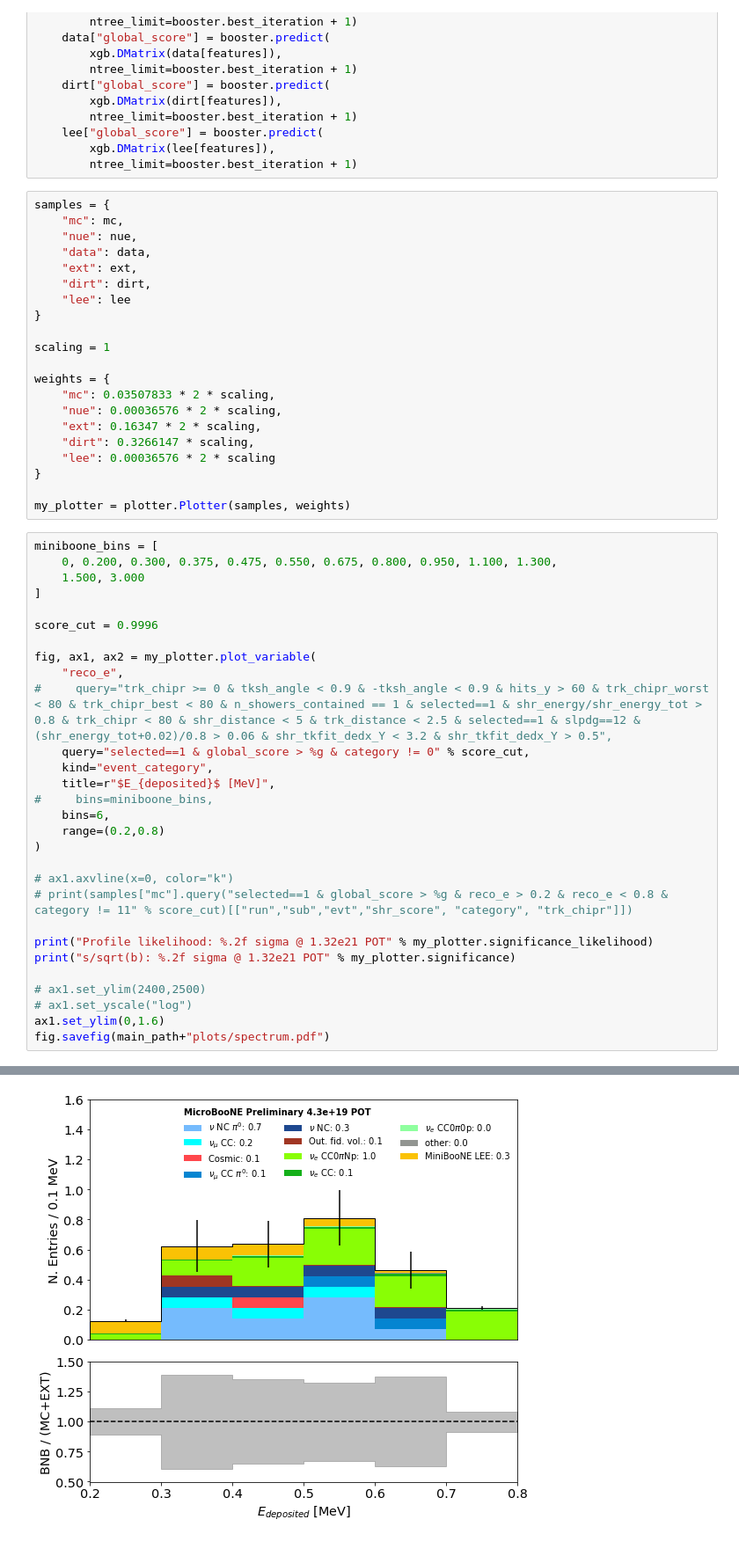
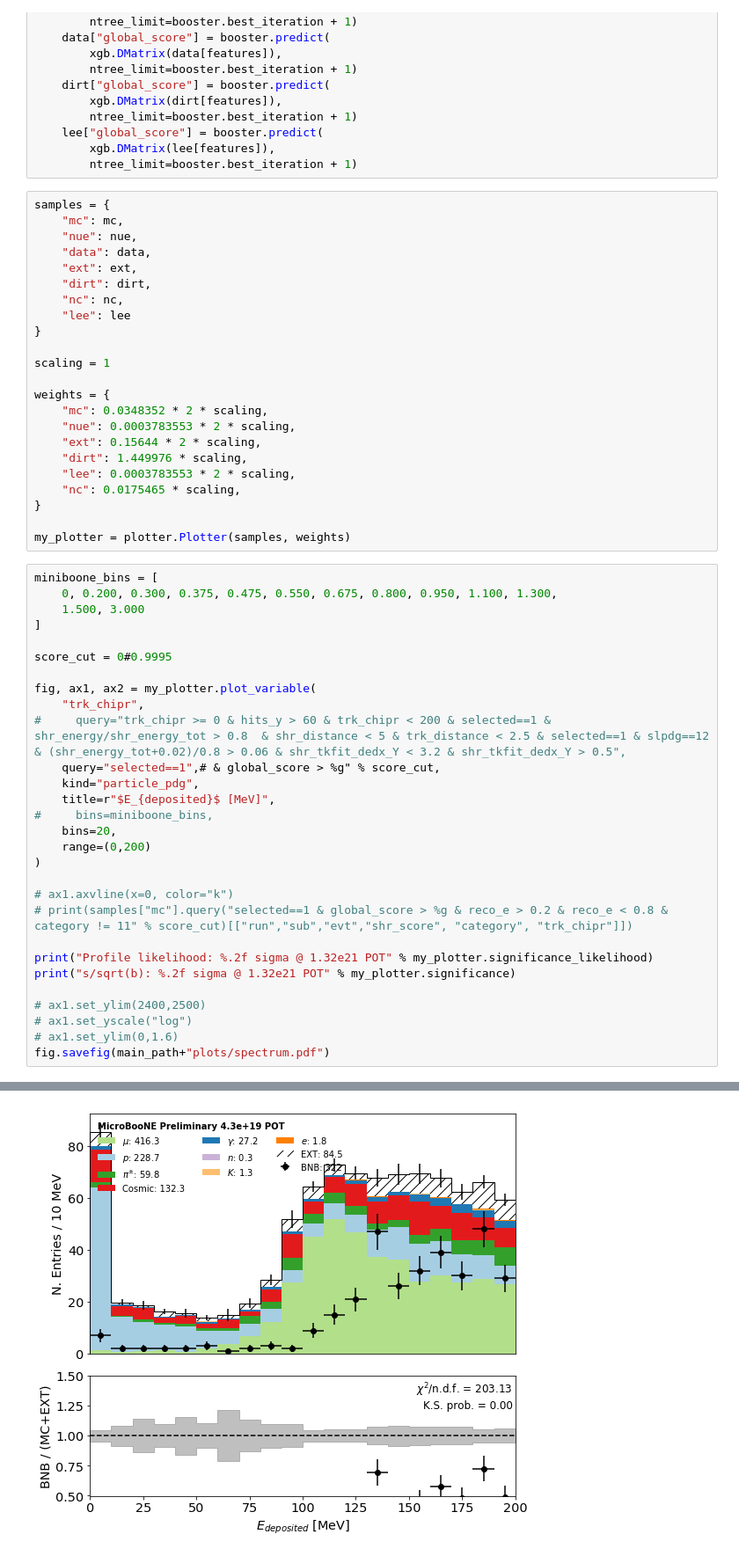
Before and after one commit to ubneutrinos/PELEE, a Jupyter notebook: Plotter.ipynb, the cells around one changed output, grey strips where cells are left out. Shown at 88% size. Cells and saved outputs as stored; diff of their text form.

```diff
--- a/Plotter.ipynb
+++ b/Plotter.ipynb
@@ -149,17 +153,19 @@ samples = {
     "data": data,
     "ext": ext,
     "dirt": dirt,
+    "nc": nc,
     "lee": lee
 }
 
 scaling = 1
 
 weights = {
-    "mc": 0.03507833 * 2 * scaling,
-    "nue": 0.00036576 * 2 * scaling,
-    "ext": 0.16347 * 2 * scaling,
-    "dirt": 0.3266147 * scaling,
-    "lee": 0.00036576 * 2 * scaling
+    "mc": 0.0348352 * 2 * scaling,
+    "nue": 0.0003783553 * 2 * scaling,
+    "ext": 0.15644 * 2 * scaling,
+    "dirt": 1.449976 * scaling,
+    "lee": 0.0003783553 * 2 * scaling,
+    "nc": 0.0175465 * scaling,
 }
 
 my_plotter = plotter.Plotter(samples, weights)
@@ -169,17 +175,17 @@ miniboone_bins = [
     1.500, 3.000
 ]
 
-score_cut = 0.9996
+score_cut = 0#0.9995
 
 fig, ax1, ax2 = my_plotter.plot_variable(
-    "reco_e",
-#     query="trk_chipr >= 0 & tksh_angle < 0.9 & -tksh_angle < 0.9 & hits_y > 60 & trk_chipr_worst < 80 & trk_chipr_best < 80 & n_showers_contained == 1 & selected==1 & shr_energy/shr_energy_tot > 0.8 & trk_chipr < 80 & shr_distance < 5 & trk_distance < 2.5 & selected==1 & slpdg==12 & (shr_energy_tot+0.02)/0.8 > 0.06 & shr_tkfit_dedx_Y < 3.2 & shr_tkfit_dedx_Y > 0.5",
-    query="selected==1 & global_score > %g & category != 0" % score_cut,
-    kind="event_category",
+    "trk_chipr",
+#     query="trk_chipr >= 0 & hits_y > 60 & trk_chipr < 200 & selected==1 & shr_energy/shr_energy_tot > 0.8  & shr_distance < 5 & trk_distance < 2.5 & selected==1 & slpdg==12 & (shr_energy_tot+0.02)/0.8 > 0.06 & shr_tkfit_dedx_Y < 3.2 & shr_tkfit_dedx_Y > 0.5",
+    query="selected==1",# & global_score > %g" % score_cut,
+    kind="particle_pdg",
     title=r"$E_{deposited}$ [MeV]",
 #     bins=miniboone_bins,
-    bins=6,
-    range=(0.2,0.8)
+    bins=20,
+    range=(0,200)
 )
 
 # ax1.axvline(x=0, color="k")
@@ -190,6 +196,6 @@ print("s/sqrt(b): %.2f sigma @ 1.32e21 POT" % my_plotter.significance)
 
 # ax1.set_ylim(2400,2500)
 # ax1.set_yscale("log")
-ax1.set_ylim(0,1.6)
+# ax1.set_ylim(0,1.6)
 fig.savefig(main_path+"plots/spectrum.pdf")
 # %% [output]
@@ -198 +204 @@ s/sqrt(b): 2.38 sigma @ 1.32e21 POT
-[figure, old version]
+[figure, new version]
```
Also changed, not shown: parts of 2 cells of this notebook, 4 other files.
